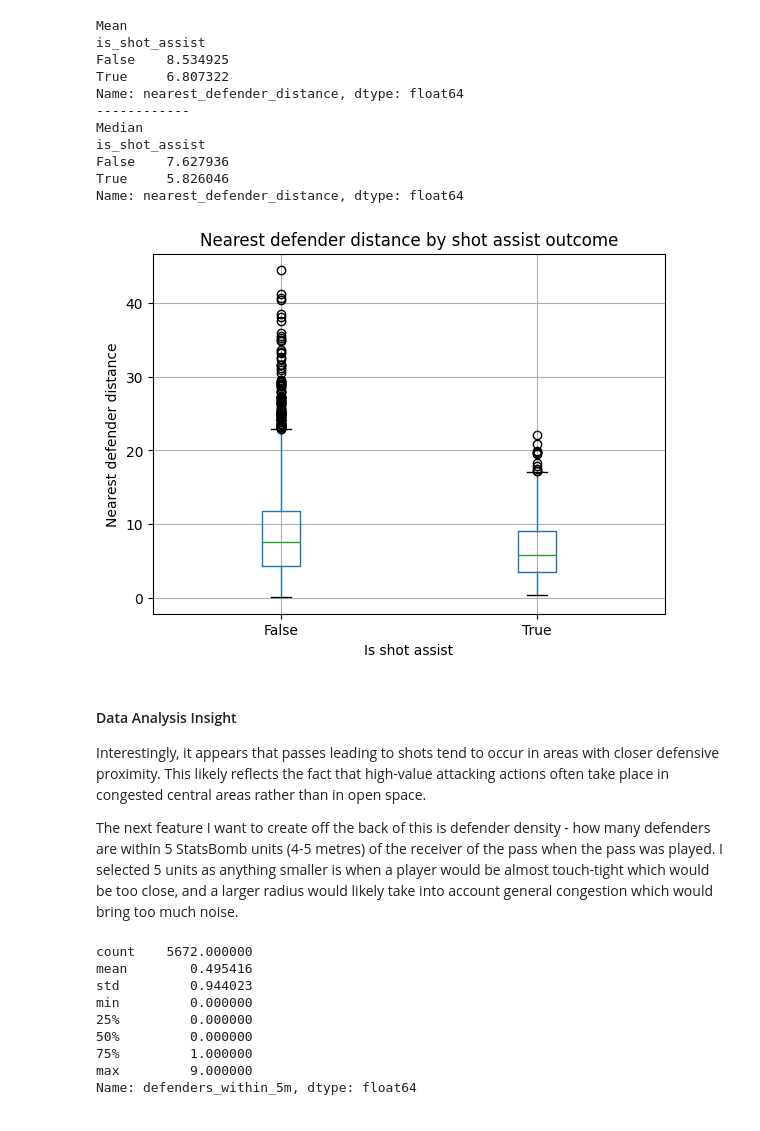
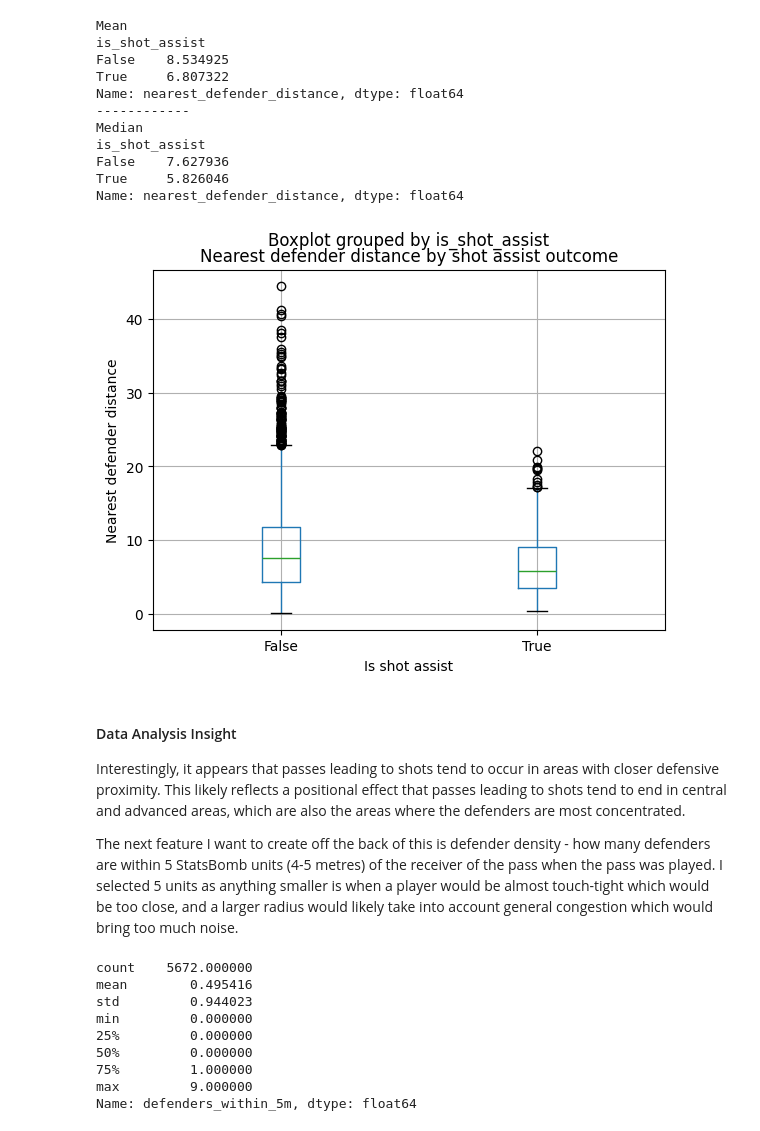
Before and after one commit to samforrest14/dcfc-data-scientist-task, a Jupyter notebook: project_outputs/dcfc_data_science_task.ipynb, the cells around one changed output. Saved outputs shown, nothing was run; the diff lists cells and outputs as text; code cells hidden in the pictures.

```diff
--- a/project_outputs/dcfc_data_science_task.ipynb
+++ b/project_outputs/dcfc_data_science_task.ipynb
@@ -510,15 +510,14 @@ Name: nearest_defender_distance, dtype: float64
 # %%
 passes_with_360.boxplot(column='nearest_defender_distance', by='is_shot_assist')
 plt.title('Nearest defender distance by shot assist outcome')
-plt.suptitle('')
 plt.xlabel('Is shot assist')
 plt.ylabel('Nearest defender distance')
 plt.show()
 # %% [output]
-[figure, old version]
+[figure, new version]
 # %% [markdown]
 #### Data Analysis Insight
-Interestingly, it appears that passes leading to shots tend to occur in areas with closer defensive proximity. This likely reflects the fact that high-value attacking actions often take place in congested central areas rather than in open space.
+Interestingly, it appears that passes leading to shots tend to occur in areas with closer defensive proximity. This likely reflects a positional effect that passes leading to shots tend to end in central and advanced areas, which are also the areas where the defenders are most concentrated.
 
 The next feature I want to create off the back of this is defender density - how many defenders are within 5 StatsBomb units (4-5 metres) of the receiver of the pass when the pass was played. I selected 5 units as anything smaller is when a player would be almost touch-tight which would be too close, and a larger radius would likely take into account general congestion which would bring too much noise.
 # %%
```
Also changed, not shown: parts of 30 cells of this notebook, 3 other files.
